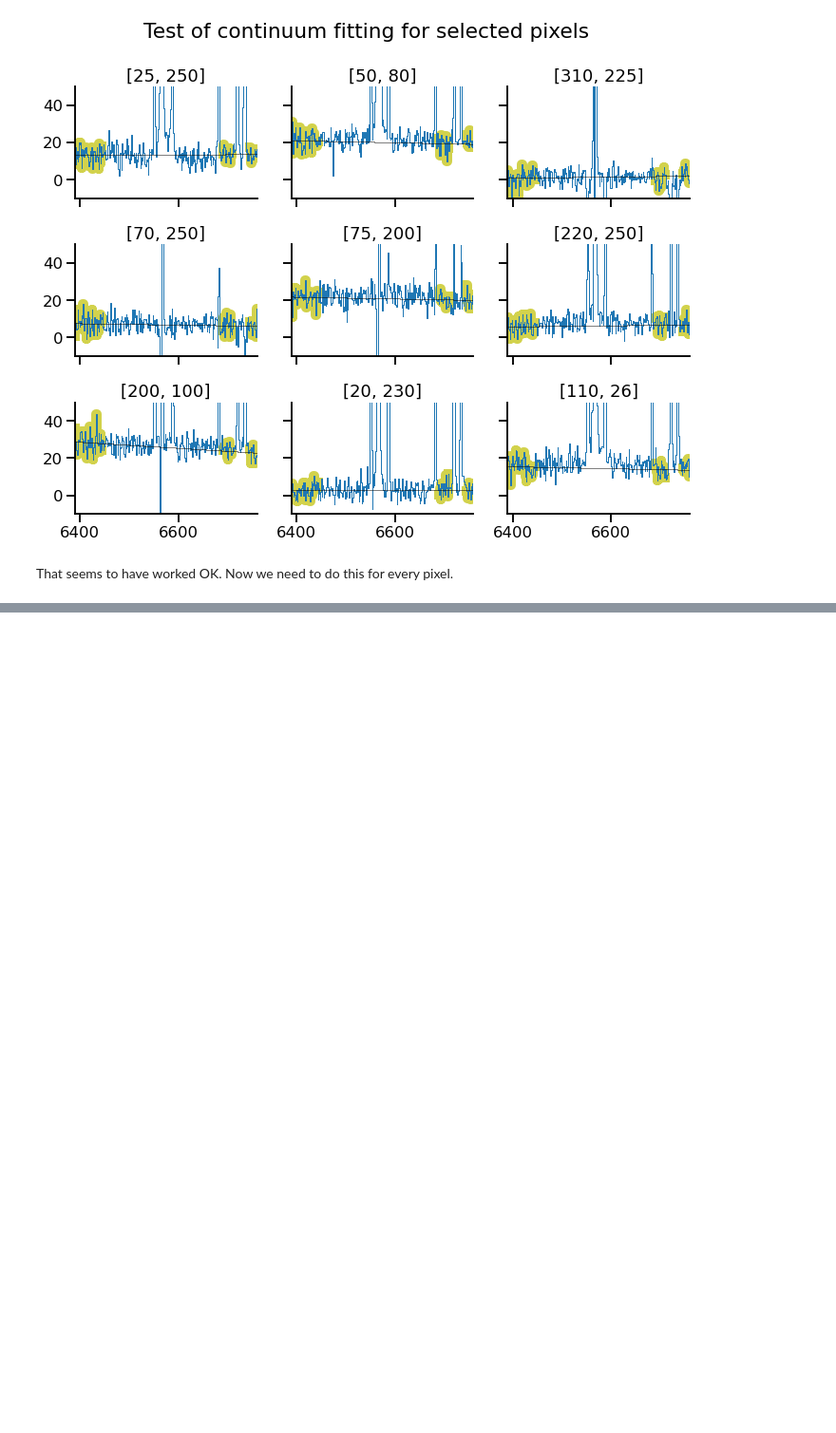
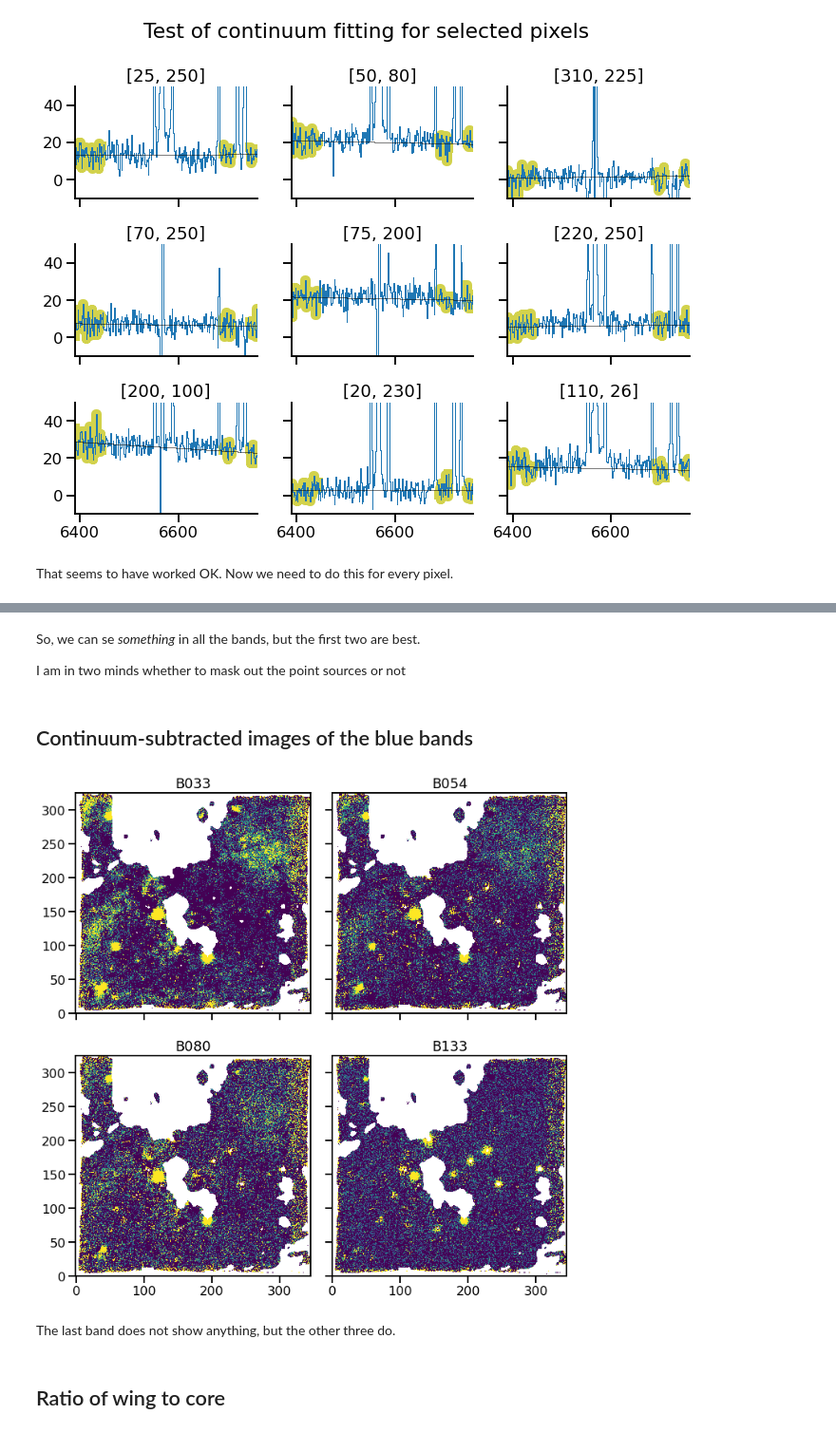
Before and after one commit to will-henney/muse-hii-regions, a Jupyter notebook: notebooks/02-00-raman-wings.ipynb, the cells around one changed output, grey strips where cells are left out. Shown at 95% size. Drawn from its saved outputs; the diff is of its cells as text; code cells hidden in the pictures; blank space fills up the shorter version.

```diff
--- a/notebooks/02-00-raman-wings.ipynb
+++ b/notebooks/02-00-raman-wings.ipynb
@@ -519,0 +472,25 @@ This shows a clear difference in distribution between the wings and the core.
+# %% [markdown]
+So, we can se *something* in all the bands, but the first two are best.
+
+I am in two minds whether to mask out the point sources or not
+# %% [markdown]
+## Continuum-subtracted images of the blue bands
+# %%
+fig, axes = plt.subplots(
+    2, 2,
+    figsize=(10, 10),
+    sharex=True, sharey=True,
+)
+bbands = reversed(list(bands)[:4])
+for band, ax in zip(bbands, axes.flat):
+    bandcubes[band].sum(axis=0).plot(
+        ax=ax, vmin=0, vmax=50,
+    )
+    ax.set_title(band)
+fig.tight_layout();
+# %% [output]
+[figure, added]
+# %% [markdown]
+The last band does not show anything, but the other three do.
+# %% [markdown]
+## Ratio of wing to core
```
Also changed, not shown: parts of 61 cells of this notebook, 2 other files.
